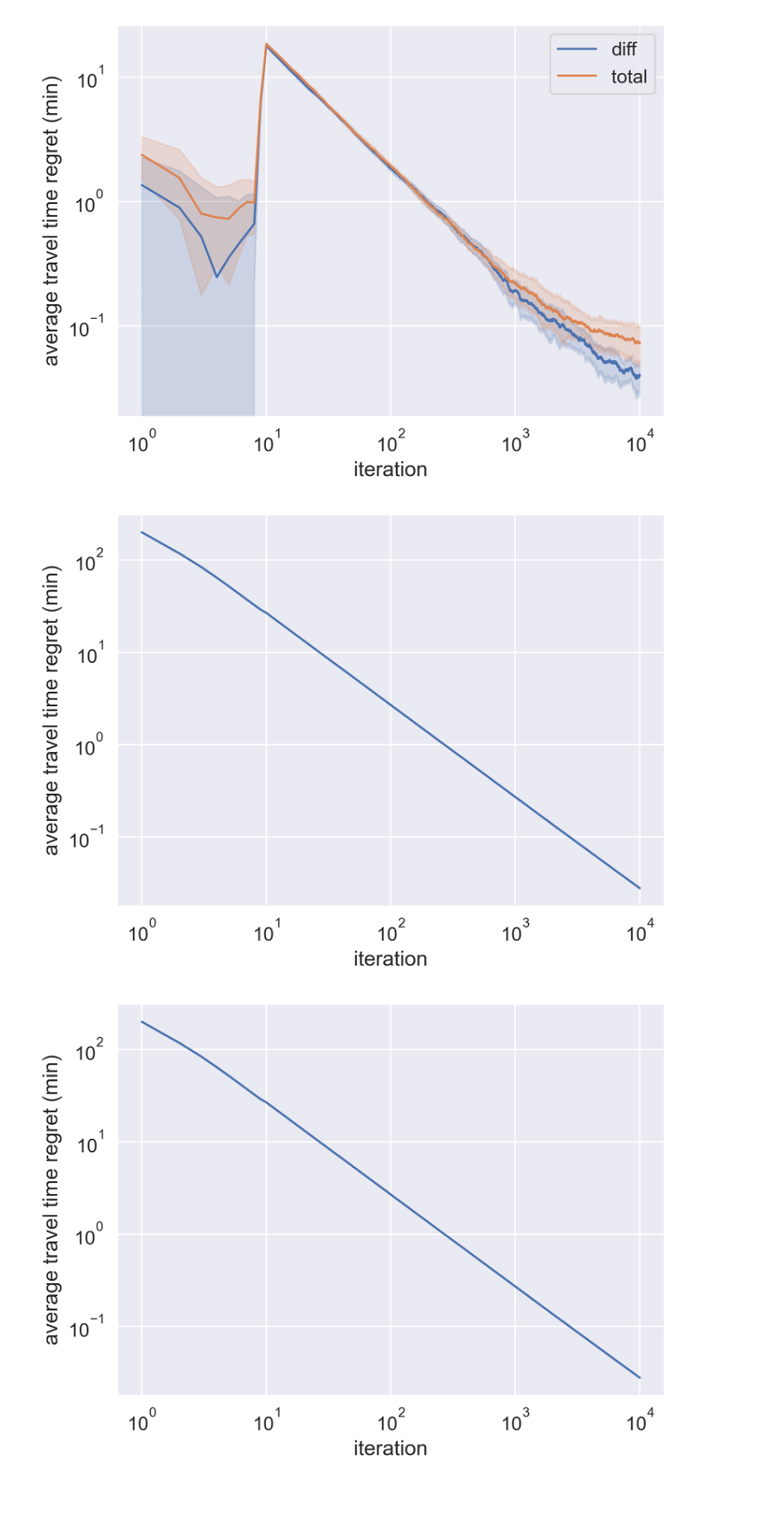
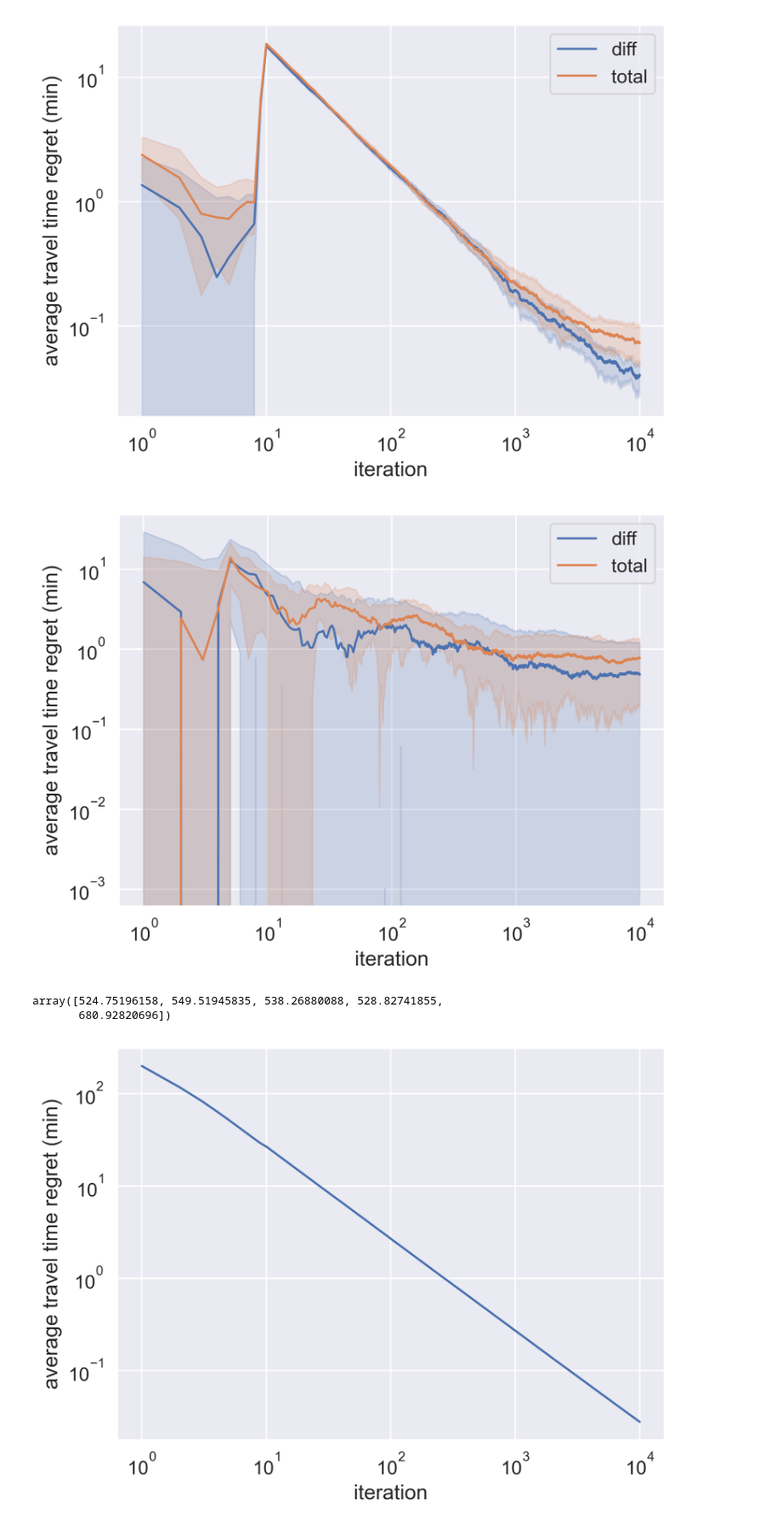
Before and after one commit to xinyufei/route_recommendation, a Jupyter notebook: test_notebook/test_bandit.ipynb, the cells around one changed output. Shown at 85% size. Saved outputs shown, nothing was run; the diff lists cells and outputs as text; code cells hidden in the pictures; blank space fills up the shorter version.

Commit message:
visualize recommendations for algorithm in the game

```diff
--- a/test_notebook/test_bandit.ipynb
+++ b/test_notebook/test_bandit.ipynb
@@ -275,20 +272,23 @@ trust * (1-trust) / sum(demand.values())
 0.008558692421991084
 [figure]
 # %%
-def test_bandit_single_trust(trust, reward_way='learn', num_runs=10, std=1e-3):
+def test_bandit_single_trust(trust, reward_way='learn', num_runs=10, std=1e-3, num_ite=10000, opt=None):
     # initialize a dataframe to store the results
     all_regret = []
     all_results = []
     for i in range(num_runs):
         # run bandit
-        max_iter = 50000
+        max_iter = int(num_ite)
         epsilon_greedy_opt.set_true_trust_rate(trust, std)
-        res = epsilon_greedy_opt.run_ucb(max_iter, beta=0.02, reward=reward_way)
+        res = epsilon_greedy_opt.run_ucb(max_iter, beta=1, reward=reward_way)
         # calculate regret
-        regret = (np.cumsum(res['travel_time']) / (np.arange(max_iter) + 1) - res['opt_time']) * 0.6
+        if opt is None:
+            opt = res['opt_time']
+        regret = (np.cumsum(res['travel_time']) / (np.arange(max_iter) + 1) - opt) * 0.6
         all_regret.append(regret)
         all_results.append(res)
     return all_regret, all_results
 # %%
-all_regret_highvar_final, all_results_highvar_final = test_bandit_single_trust(0.3, reward_way='final', num_runs=1, std=1e-2)
+all_regret_final_adjust, all_results_final_adjust = test_bandit_single_trust(0.3, reward_way='final', num_runs=10,
+                                                                             std=1e-2, num_ite=1e4, opt=522.3194864331622)
 # %% [output]
@@ -311,0 +312,3 @@ At iteration 50000, the cumulative average travel time is 313.710684785819, and
+# %%
+all_regret_final_normal, all_results_final_normal = test_bandit_single_trust(0.3, reward_way='final', num_runs=10,
+                                                                             std=1e-2, num_ite=1e4, opt=522.3194864331622)
@@ -338,7 +363,7 @@ def draw_figure_runs(all_regret_learn, all_regret_final):
         regret_df_melt = pd.melt(regret_df, id_vars=['iteration'], value_vars=regret_df.columns[:-1],
                                  value_name='regret')
         # draw figure
-        ax = sns.lineplot(x='iteration', y='regret', data=regret_df_melt, label=label)
+        ax = sns.lineplot(x='iteration', y='regret', data=regret_df_melt, label=label, errorbar='sd')
     # set sns font scale
     sns.set(font_scale=1.2)
     ax.set(xlabel='iteration', ylabel='average travel time regret (min)')
@@ -383,9 +408,14 @@ regret_df['iteration'] = regret_df.index + 1
 regret_df_melt = pd.melt(regret_df, id_vars=['iteration'], value_vars=regret_df.columns[:-1])
 regret_df_melt[regret_df_melt['iteration'] == 1]
 # %%
-fig = draw_figure_runs(all_regret)
+fig = draw_figure_runs(all_regret_final_adjust, all_regret_final_normal)
 # %% [output]
-[figure, old version]
+[figure, new version]
+# %%
+all_results_final_normal[0]['total_time_bandit'] / all_results_final_normal[0]['pull_time_bandit']
+# %% [output]
+array([524.75196158, 549.51945835, 538.26880088, 528.82741855,
+       680.92820696])
 # %%
 fig_2 = draw_figure_runs(all_regret)
 # %% [output]
```
Also changed, not shown: parts of 24 cells of this notebook, 6 other files.
